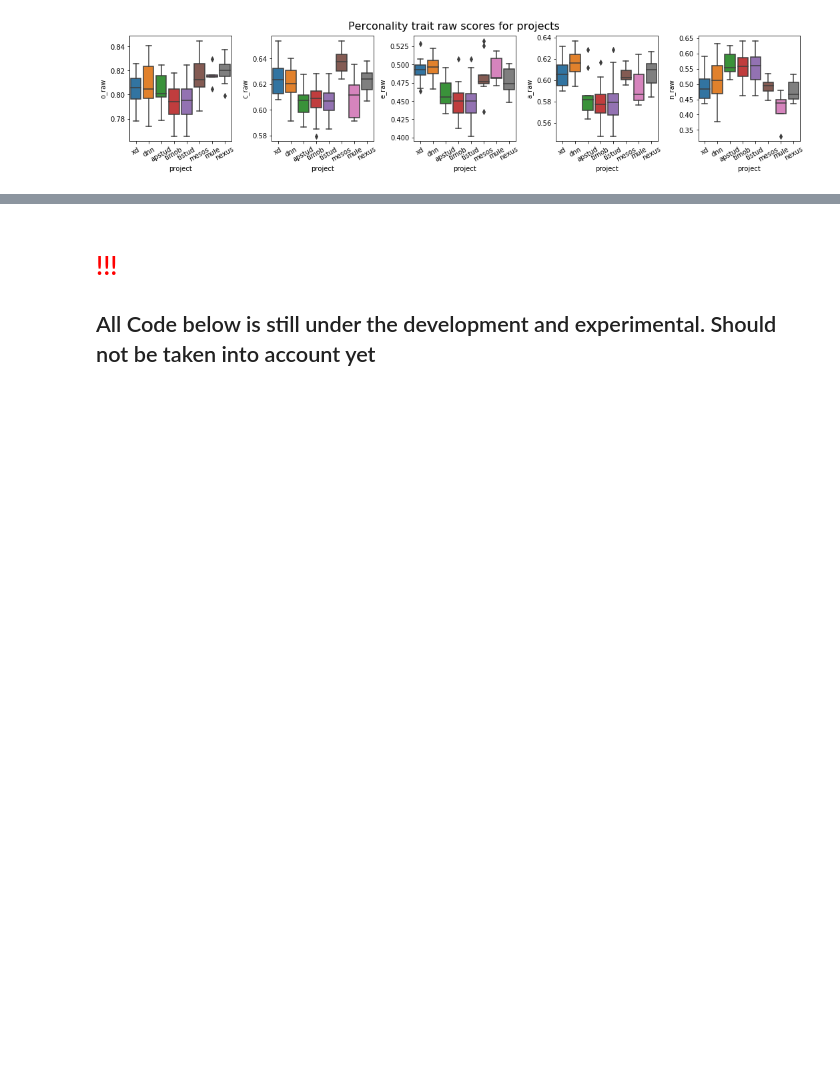
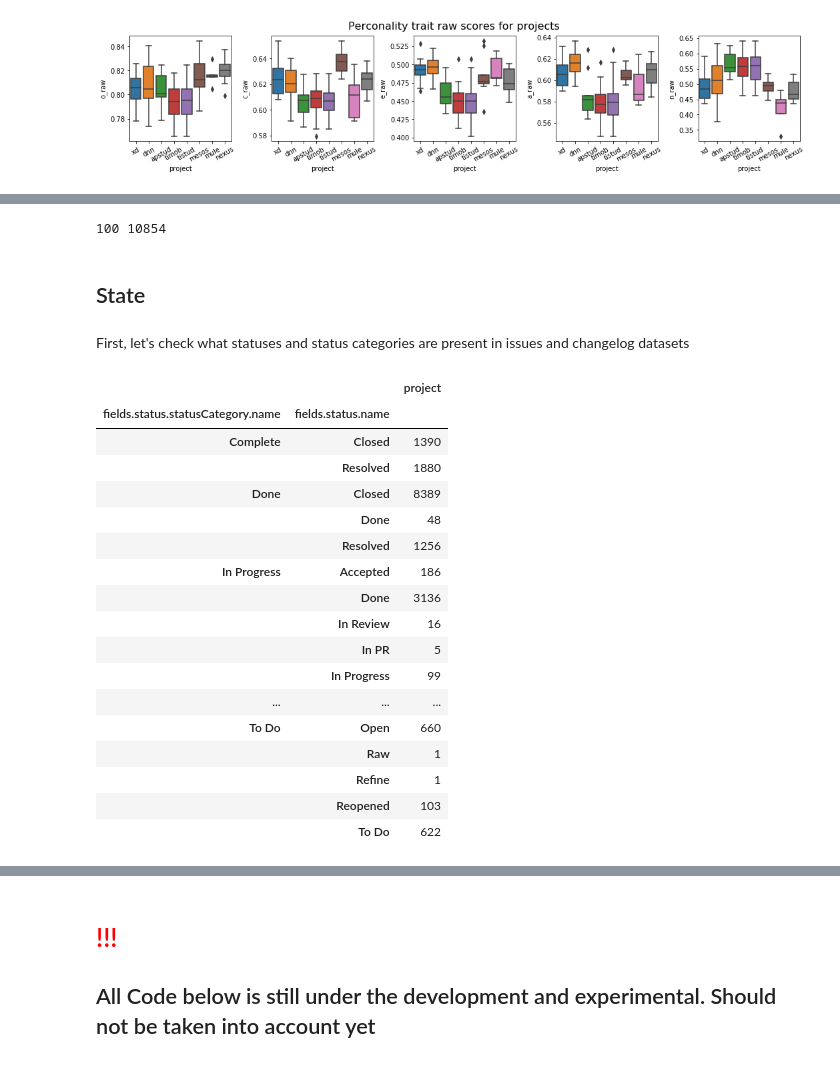
Before and after one commit to gogoladzetedo/Personalities_In_Agile, a Jupyter notebook: Analysis.ipynb, the cells around one changed output, grey strips where cells are left out. Drawn from its saved outputs; the diff is of its cells as text; code cells hidden in the pictures; blank space fills up the shorter version.

```diff
--- a/Analysis.ipynb
+++ b/Analysis.ipynb
@@ -829,0 +929,30 @@ sns.scatterplot(project_user_personalities['n_raw'], project_user_personalities[
+# %%
+print(user_personalities.shape[0], user_key_timespent.shape[0])
+# %% [output]
+100 10854
+# %% [markdown]
+<h2> State </h2>
+# %% [markdown]
+First, let's check what statuses and status categories are present in issues and changelog datasets
+# %%
+issues[['fields.status.statusCategory.name', 'fields.status.name', 'project']].groupby(
+    ['fields.status.statusCategory.name', 'fields.status.name']).count()
+# %% [output]
+|  |  | project |
+| fields.status.statusCategory.name | fields.status.name |  |
+| Complete | Closed | 1390 |
+|  | Resolved | 1880 |
+| Done | Closed | 8389 |
+|  | Done | 48 |
+|  | Resolved | 1256 |
+| In Progress | Accepted | 186 |
+|  | Done | 3136 |
+|  | In Review | 16 |
+|  | In PR | 5 |
+|  | In Progress | 99 |
+| ... | ... | ... |
+| To Do | Open | 660 |
+|  | Raw | 1 |
+|  | Refine | 1 |
+|  | Reopened | 103 |
+|  | To Do | 622 |
```
Also changed, not shown: parts of 52 cells of this notebook.
